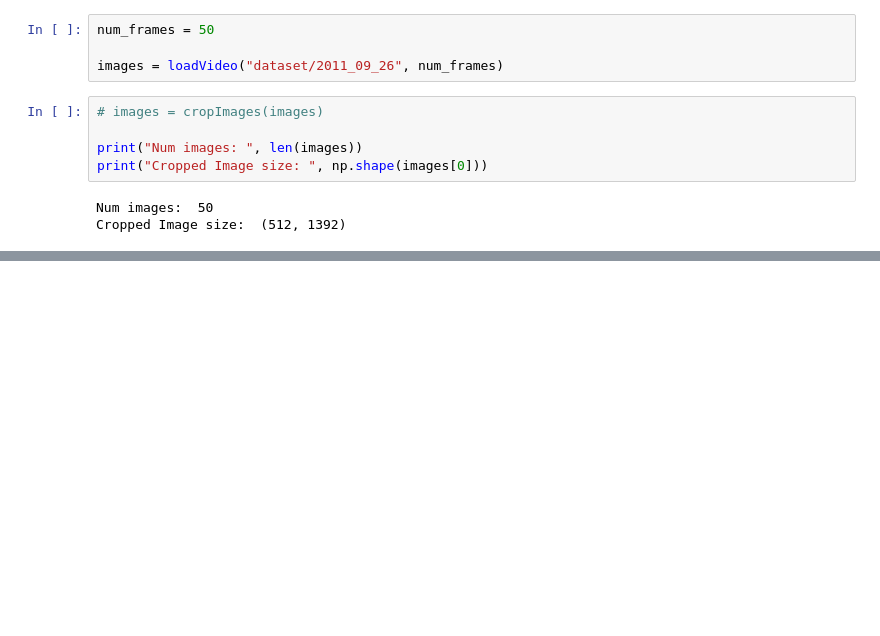
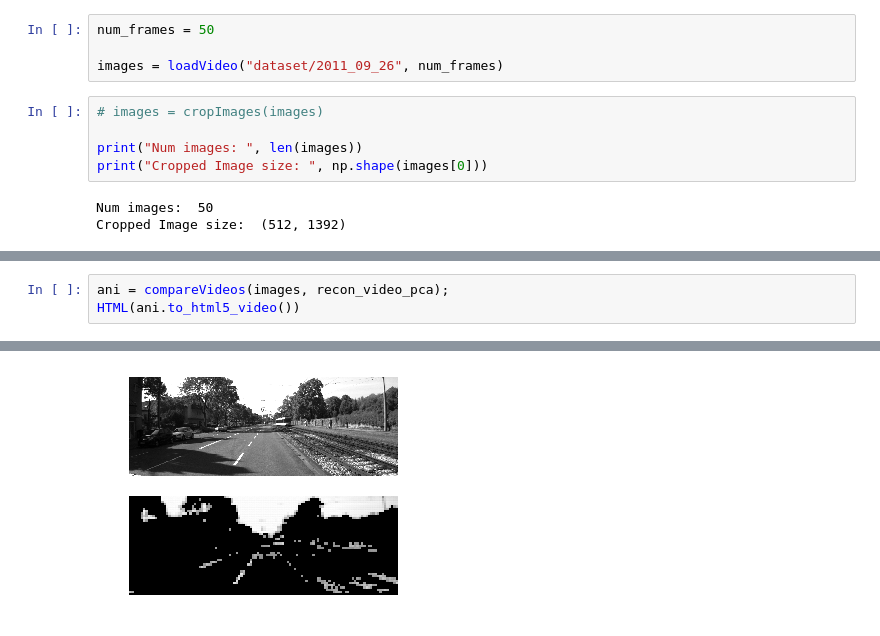
Before and after one commit to Lukeroberto/CS6140-MatchingPursuit, a Jupyter notebook: notebooks/Tests.ipynb, the cells around one changed output, grey strips where cells are left out. Saved outputs shown, nothing was run; the diff lists cells and outputs as text; blank space fills up the shorter version.

```diff
--- a/notebooks/Tests.ipynb
+++ b/notebooks/Tests.ipynb
@@ -62,0 +69,4 @@ HTML(ani.to_html5_video())
+# %%
+ani = compareVideos(images, recon_video_pca);
+HTML(ani.to_html5_video())
+# %% [output]
@@ -62,0 +74 @@ HTML(ani.to_html5_video())
+[figure, added]
```
Also changed, not shown: parts of 10 cells of this notebook.
